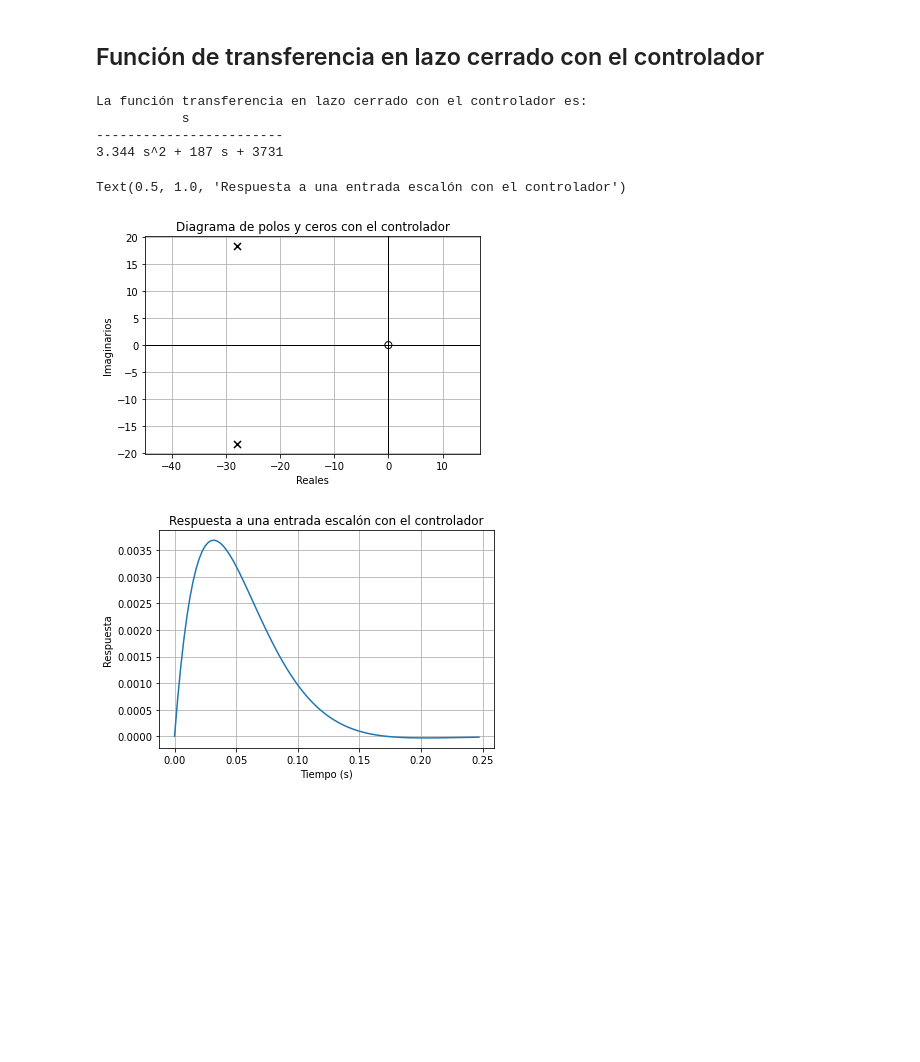
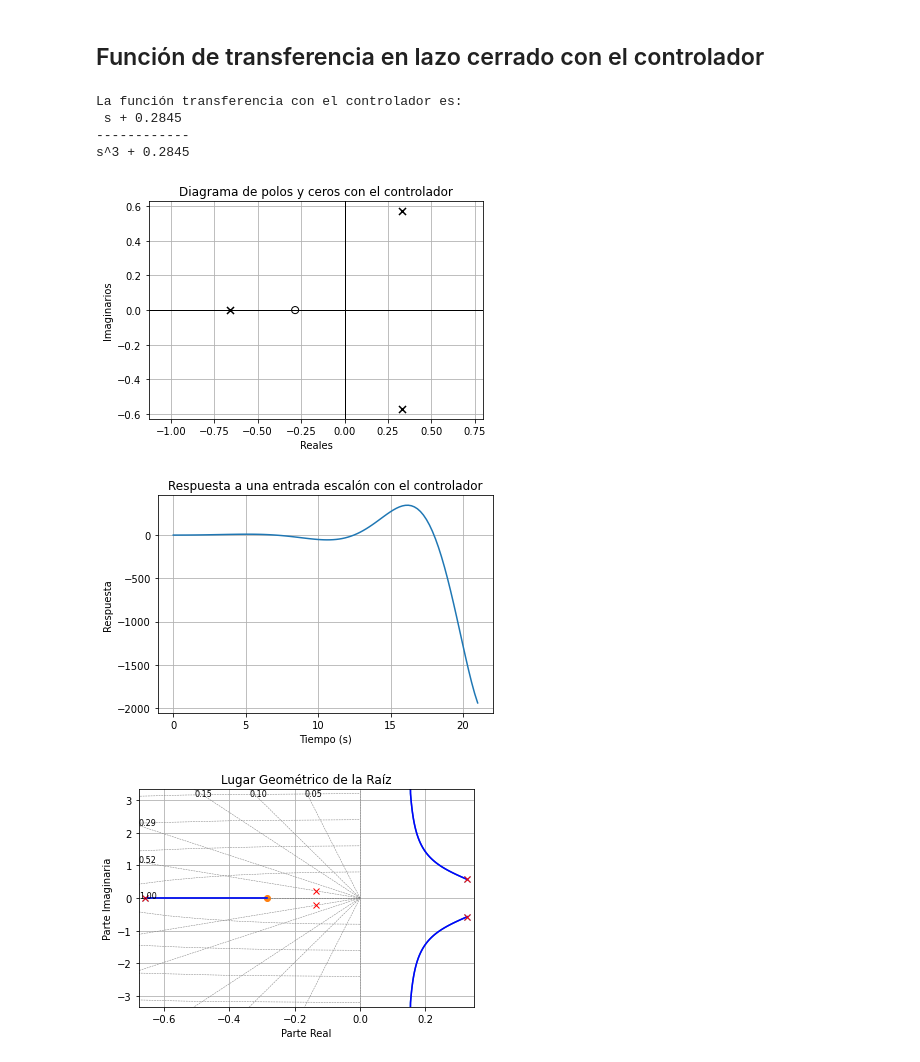
Before and after one commit to Sirangua/Diseno_de_Controladores-Control, a Jupyter notebook: main.ipynb, the cells around one changed output. Drawn from its saved outputs; the diff is of its cells as text; code cells hidden in the pictures; blank space fills up the shorter version.

```diff
--- a/main.ipynb
+++ b/main.ipynb
@@ -15,16 +15,16 @@ import matplotlib.pyplot as plt
 # La función de transferencia G(s) = C(s)/R(s). Defina los valores de C(s) y R(s)
 # Define los coeficientes del polinomio en orden de potencia
 cs = [1]
-rs = [1, -1]
+rs = [1, 0, -1]
 
 # Máximo sobre pico expresado en porcentaje
-Maximo_sobre_pico = 2.5 #%
+Maximo_sobre_pico = 15 #%
 
 # Tiempo de establecimietno en segundos
-Tiempo_de_establecimiento = 0.1
+Tiempo_de_establecimiento = 30
 
 # Controlador: P, I, PI, PD o PID
-controlador = "PID"
+controlador = "PI"
 # %%
 # Se definen las funciones de transferencia del sistema
 ft_la = control.TransferFunction(cs, rs)
@@ -197,10 +197,11 @@ elif controlador == "I":
 
 elif controlador == "PI":
     # Para un controlador PI
-    x = ((pdd.imag)/(np.degrees(np.tan(180-fi_n))))-(-pdd.real)
+    x = ((pdd.imag)/(np.tan(np.pi-fi_n*(np.pi/180))))+(pdd.real)
     ti = 1/x
     kp = np.abs((1/control.evalfr(ft_la,pdd))*(np.divide(pdd,(pdd+x))))
     ft_c = control.TransferFunction([kp, kp*x],[1, 0])
+    print (x)
     print ("kp = ",kp)
     print ("ti = ",ti)
     print ("La función de transferencia del controlador es: ",ft_c)
@@ -218,13 +219,14 @@ elif controlador == "PD":
 
 elif controlador == "PID":
     # Para un controlador PID
-    a = -pdd.real
-    b = -pdd.real - (pdd.imag/np.degrees(np.tan(180-fi_n)))
+    a = -1
+    b = -pdd.real - (pdd.imag/np.tan((np.pi-fi_n*np.pi)/180))
     k = np.abs((1/control.evalfr(ft_la,pdd))*(np.divide(pdd,((pdd+b)*(pdd+a)))))
     ft_c = control.TransferFunction([k,k*np.abs(a+b),(k*a*b)],[1, 0])
     td = 1/np.abs(a+b)
     ti = 1/(td*a*b)
     kp = k/td
+    print(k)
     print ("kp = ",kp)
     print ("ti = ",ti)
     print ("td = ",td)
@@ -262,31 +264,49 @@ Text(0.5, 1.0, 'Diagrama de polos y ceros agregados por el controlador')
 # %% [markdown]
 ## Función de transferencia en lazo cerrado con el controlador
 # %%
-ft_gc = control.feedback (ft_lc,ft_c)
+ft_gc = ft_la*ft_c
 
-print ("La función transferencia en lazo cerrado con el controlador es: ",ft_gc)
+ft_gc = control.feedback(ft_gc,1)
+
+print ("La función transferencia con el controlador es: ",ft_gc)
 
 # Diagrama de polos y ceros
 plt.figure(1)
 control.pzmap (ft_gc)
 plt.grid("on")
 plt.xlabel("Reales")
 plt.ylabel("Imaginarios")
 plt.title("Diagrama de polos y ceros con el controlador")
 
 # Respuesta a una entrada escalón
 plt.figure(2)
 t, y = control.step_response(ft_gc)
 plt.plot(t, y)
 plt.grid("on")
 plt.xlabel("Tiempo (s)")
 plt.ylabel("Respuesta")
 plt.title("Respuesta a una entrada escalón con el controlador")
+
+# Lugar geométrico de la raíz
+plt.figure(3)
+rlocus_data, _ = control.rlocus(ft_gc)
+polos_f = control.pole(ft_gc)
+
+polos_f = np.append(polos_f, -complex(pdd))
+polos_f = np.append(polos_f, complex(-pdd.real,pdd.imag))
+plt.plot(rlocus_data.real, rlocus_data.imag, "b", label="LGR")
+plt.plot(polos_f.real, polos_f.imag, "rx", label="Polos")
+plt.title("Lugar Geométrico de la Raíz")
+plt.xlabel("Parte Real")
+plt.ylabel("Parte Imaginaria")
+#plt.xlim(-8,0)
+#plt.ylim (-10,10)
+plt.grid(True)
 # %% [output]
-La función transferencia en lazo cerrado con el controlador es:
-           s
-------------------------
-3.344 s^2 + 187 s + 3731
+La función transferencia con el controlador es:
+ s + 0.2845
+------------
+s^3 + 0.2845
-Text(0.5, 1.0, 'Respuesta a una entrada escalón con el controlador')
-[figure, old version]
+[figure, new version]
-[figure, old version]
+[figure, new version]
+[figure, added]
```
Also changed, not shown: parts of 8 cells of this notebook.
